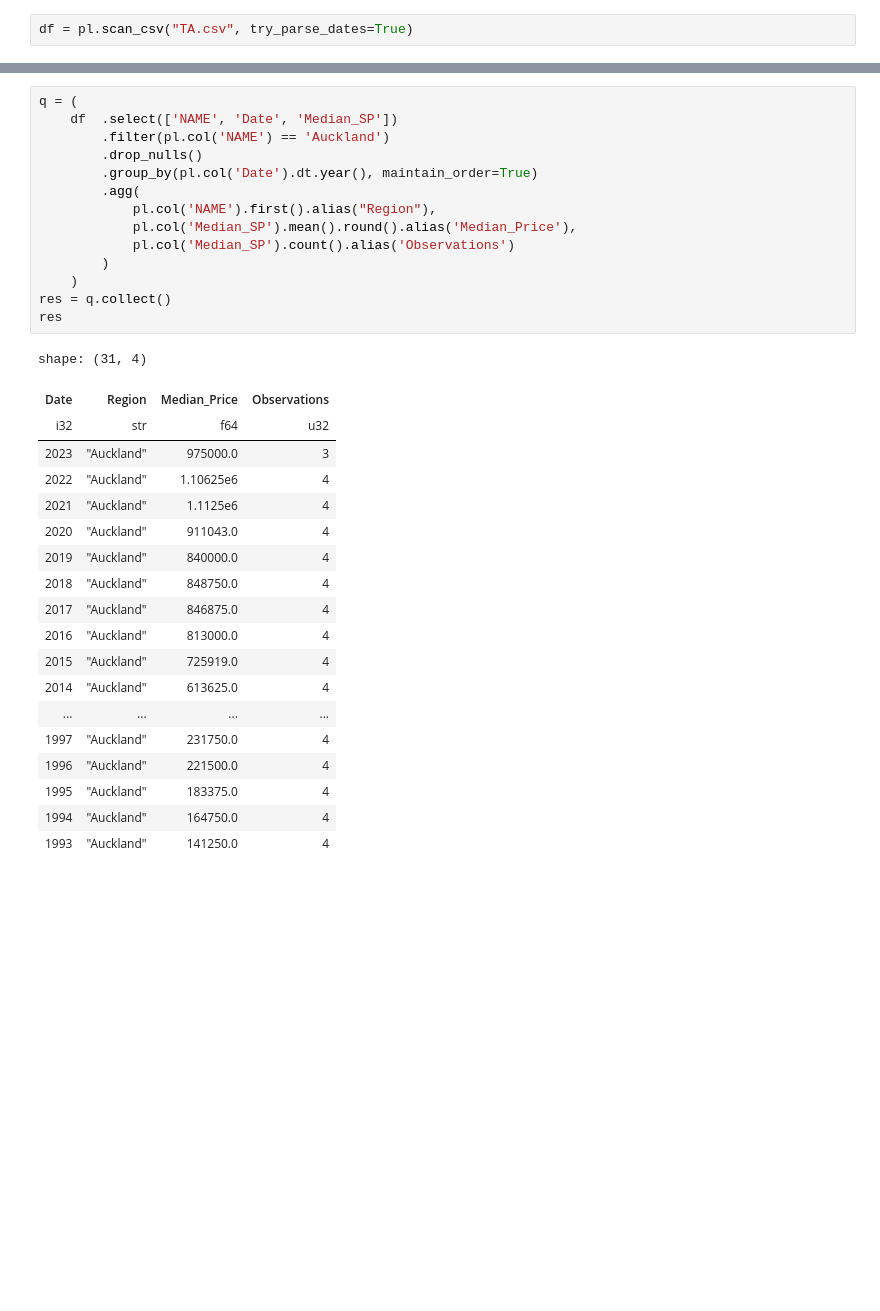
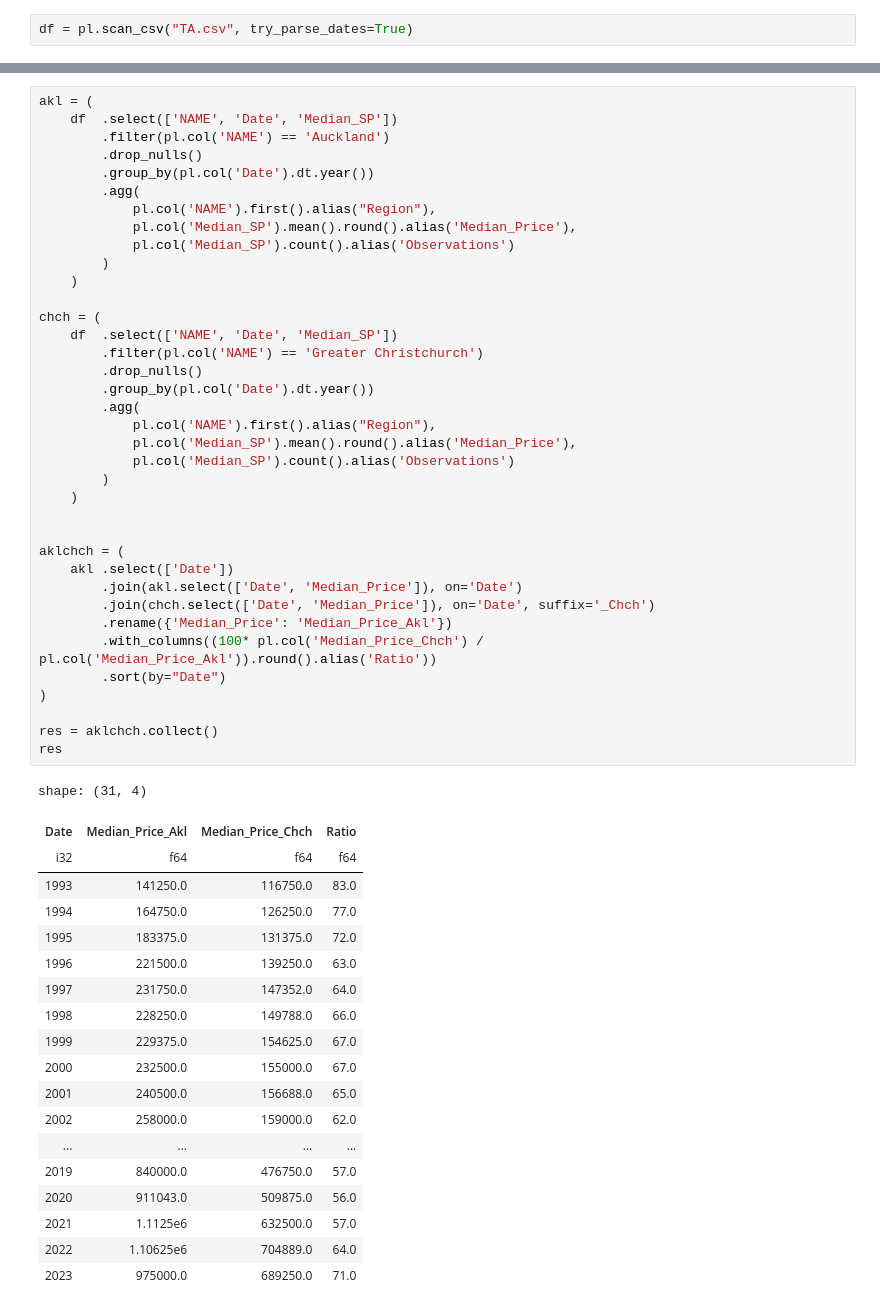
Before and after one commit to ben05allen/NZ_House_Prices, a Jupyter notebook: frames.ipynb, the cells around one changed output, grey strips where cells are left out. Cells and saved outputs as stored; diff of their text form; blank space fills up the shorter version.

Commit message:
Comparing Akl and Chch

```diff
--- a/frames.ipynb
+++ b/frames.ipynb
@@ -10,34 +30,57 @@ df.limit(0).collect().schema
 # %%
-q = (
+akl = (
     df  .select(['NAME', 'Date', 'Median_SP'])
         .filter(pl.col('NAME') == 'Auckland')
         .drop_nulls()
-        .group_by(pl.col('Date').dt.year(), maintain_order=True)
+        .group_by(pl.col('Date').dt.year())
         .agg(
             pl.col('NAME').first().alias("Region"),
             pl.col('Median_SP').mean().round().alias('Median_Price'),
             pl.col('Median_SP').count().alias('Observations')
         )
     )
-res = q.collect()
+
+chch = (
+    df  .select(['NAME', 'Date', 'Median_SP'])
+        .filter(pl.col('NAME') == 'Greater Christchurch')
+        .drop_nulls()
+        .group_by(pl.col('Date').dt.year())
+        .agg(
+            pl.col('NAME').first().alias("Region"),
+            pl.col('Median_SP').mean().round().alias('Median_Price'),
+            pl.col('Median_SP').count().alias('Observations')
+        )
+    )
+
+
+aklchch = (
+    akl .select(['Date'])
+        .join(akl.select(['Date', 'Median_Price']), on='Date')
+        .join(chch.select(['Date', 'Median_Price']), on='Date', suffix='_Chch')
+        .rename({'Median_Price': 'Median_Price_Akl'})
+        .with_columns((100* pl.col('Median_Price_Chch') / pl.col('Median_Price_Akl')).round().alias('Ratio'))
+        .sort(by="Date")
+)
+
+res = aklchch.collect()
 res
 # %% [output]
 shape: (31, 4)
-| Date | Region | Median_Price | Observations |
-| i32 | str | f64 | u32 |
-| 2023 | "Auckland" | 975000.0 | 3 |
-| 2022 | "Auckland" | 1.10625e6 | 4 |
-| 2021 | "Auckland" | 1.1125e6 | 4 |
-| 2020 | "Auckland" | 911043.0 | 4 |
-| 2019 | "Auckland" | 840000.0 | 4 |
-| 2018 | "Auckland" | 848750.0 | 4 |
-| 2017 | "Auckland" | 846875.0 | 4 |
-| 2016 | "Auckland" | 813000.0 | 4 |
-| 2015 | "Auckland" | 725919.0 | 4 |
-| 2014 | "Auckland" | 613625.0 | 4 |
+| Date | Median_Price_Akl | Median_Price_Chch | Ratio |
+| i32 | f64 | f64 | f64 |
+| 1993 | 141250.0 | 116750.0 | 83.0 |
+| 1994 | 164750.0 | 126250.0 | 77.0 |
+| 1995 | 183375.0 | 131375.0 | 72.0 |
+| 1996 | 221500.0 | 139250.0 | 63.0 |
+| 1997 | 231750.0 | 147352.0 | 64.0 |
+| 1998 | 228250.0 | 149788.0 | 66.0 |
+| 1999 | 229375.0 | 154625.0 | 67.0 |
+| 2000 | 232500.0 | 155000.0 | 67.0 |
+| 2001 | 240500.0 | 156688.0 | 65.0 |
+| 2002 | 258000.0 | 159000.0 | 62.0 |
 | ... | ... | ... | ... |
-| 1997 | "Auckland" | 231750.0 | 4 |
-| 1996 | "Auckland" | 221500.0 | 4 |
-| 1995 | "Auckland" | 183375.0 | 4 |
-| 1994 | "Auckland" | 164750.0 | 4 |
-| 1993 | "Auckland" | 141250.0 | 4 |
+| 2019 | 840000.0 | 476750.0 | 57.0 |
+| 2020 | 911043.0 | 509875.0 | 56.0 |
+| 2021 | 1.1125e6 | 632500.0 | 57.0 |
+| 2022 | 1.10625e6 | 704889.0 | 64.0 |
+| 2023 | 975000.0 | 689250.0 | 71.0 |
```
Also changed, not shown: parts of 3 cells of this notebook.
